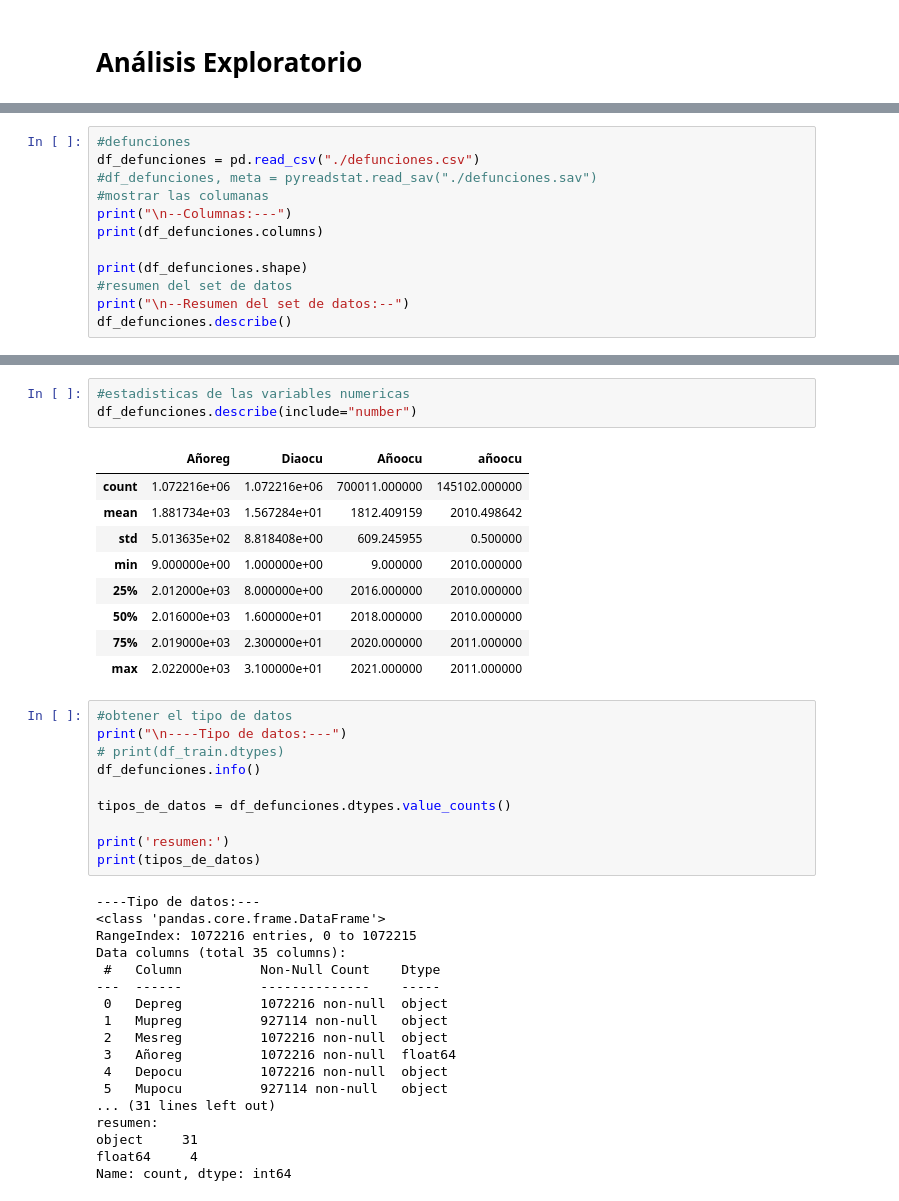
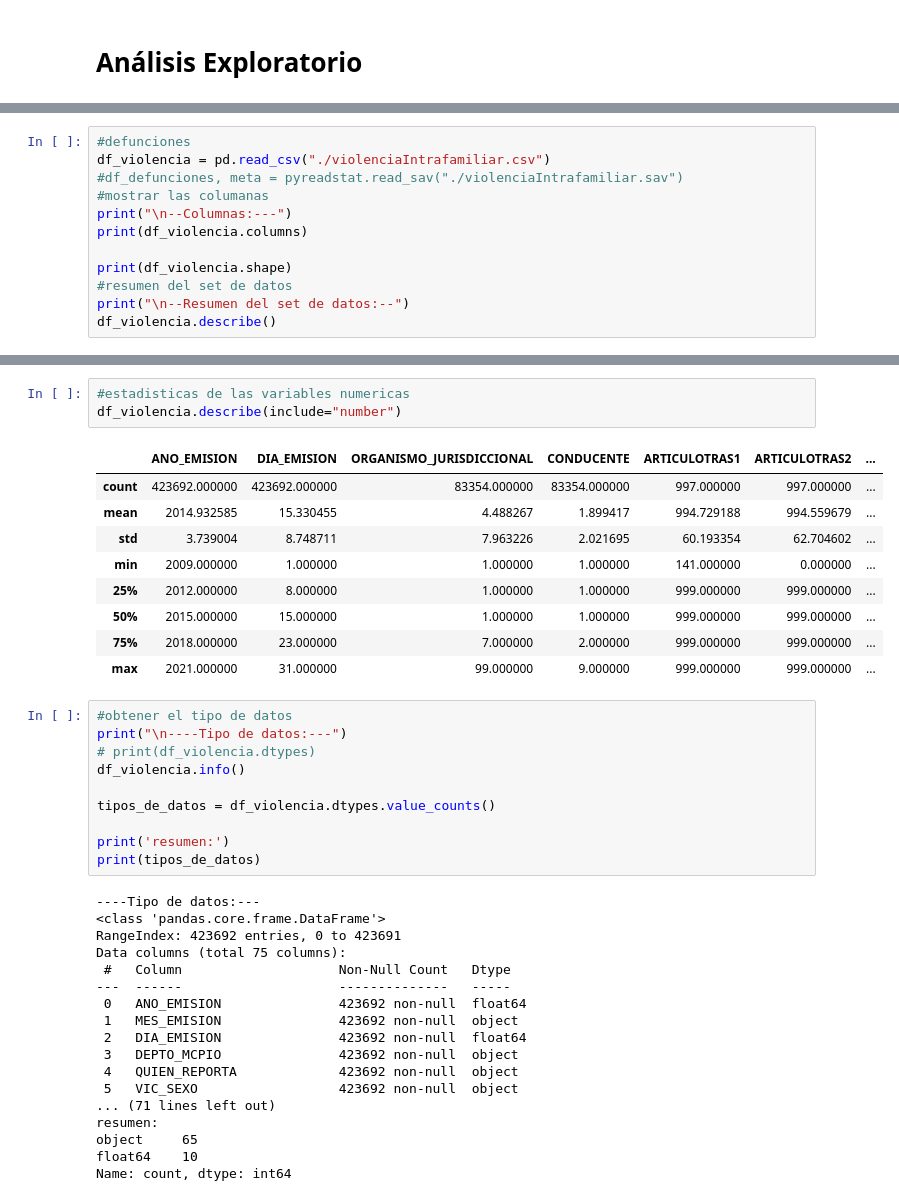
Before and after one commit to angelargd8/Proyecto3-MDD, a Jupyter notebook: main.ipynb, the cells around one changed output, grey strips where cells are left out. Cells and saved outputs as stored; diff of their text form.

```diff
--- a/main.ipynb
+++ b/main.ipynb
@@ -78,14 +80,14 @@ leyendo ./2021/violenciaIntrafamiliar.sav
 # %%
 #defunciones
-df_defunciones = pd.read_csv("./defunciones.csv")
-#df_defunciones, meta = pyreadstat.read_sav("./defunciones.sav")
+df_violencia = pd.read_csv("./violenciaIntrafamiliar.csv")
+#df_defunciones, meta = pyreadstat.read_sav("./violenciaIntrafamiliar.sav")
 #mostrar las columanas
 print("\n--Columnas:---")
-print(df_defunciones.columns)
+print(df_violencia.columns)
 
-print(df_defunciones.shape)
+print(df_violencia.shape)
 #resumen del set de datos
 print("\n--Resumen del set de datos:--")
-df_defunciones.describe()
+df_violencia.describe()
 # %% [output]
 --Columnas:---
@@ -120,41 +128,41 @@ df_defunciones.describe(include="O")  # Estadísticas de las variables categóri
 # %%
 #estadisticas de las variables numericas
-df_defunciones.describe(include="number")
+df_violencia.describe(include="number")
 # %% [output]
-|  | Añoreg | Diaocu | Añoocu | añoocu |
-| count | 1.072216e+06 | 1.072216e+06 | 700011.000000 | 145102.000000 |
-| mean | 1.881734e+03 | 1.567284e+01 | 1812.409159 | 2010.498642 |
-| std | 5.013635e+02 | 8.818408e+00 | 609.245955 | 0.500000 |
-| min | 9.000000e+00 | 1.000000e+00 | 9.000000 | 2010.000000 |
-| 25% | 2.012000e+03 | 8.000000e+00 | 2016.000000 | 2010.000000 |
-| 50% | 2.016000e+03 | 1.600000e+01 | 2018.000000 | 2010.000000 |
-| 75% | 2.019000e+03 | 2.300000e+01 | 2020.000000 | 2011.000000 |
-| max | 2.022000e+03 | 3.100000e+01 | 2021.000000 | 2011.000000 |
+|  | ANO_EMISION | DIA_EMISION | ORGANISMO_JURISDICCIONAL | CONDUCENTE | ARTICULOTRAS1 | ARTICULOTRAS2 | ... |
+| count | 423692.000000 | 423692.000000 | 83354.000000 | 83354.000000 | 997.000000 | 997.000000 | ... |
+| mean | 2014.932585 | 15.330455 | 4.488267 | 1.899417 | 994.729188 | 994.559679 | ... |
+| std | 3.739004 | 8.748711 | 7.963226 | 2.021695 | 60.193354 | 62.704602 | ... |
+| min | 2009.000000 | 1.000000 | 1.000000 | 1.000000 | 141.000000 | 0.000000 | ... |
+| 25% | 2012.000000 | 8.000000 | 1.000000 | 1.000000 | 999.000000 | 999.000000 | ... |
+| 50% | 2015.000000 | 15.000000 | 1.000000 | 1.000000 | 999.000000 | 999.000000 | ... |
+| 75% | 2018.000000 | 23.000000 | 7.000000 | 2.000000 | 999.000000 | 999.000000 | ... |
+| max | 2021.000000 | 31.000000 | 99.000000 | 9.000000 | 999.000000 | 999.000000 | ... |
 # %%
 #obtener el tipo de datos
 print("\n----Tipo de datos:---")
-# print(df_train.dtypes)
-df_defunciones.info()
+# print(df_violencia.dtypes)
+df_violencia.info()
 
-tipos_de_datos = df_defunciones.dtypes.value_counts()
+tipos_de_datos = df_violencia.dtypes.value_counts()
 
 print('resumen:')
 print(tipos_de_datos)
 # %% [output]
 ----Tipo de datos:---
 <class 'pandas.core.frame.DataFrame'>
-RangeIndex: 1072216 entries, 0 to 1072215
-Data columns (total 35 columns):
- #   Column          Non-Null Count    Dtype
----  ------          --------------    -----
- 0   Depreg          1072216 non-null  object
- 1   Mupreg          927114 non-null   object
- 2   Mesreg          1072216 non-null  object
- 3   Añoreg          1072216 non-null  float64
- 4   Depocu          1072216 non-null  object
- 5   Mupocu          927114 non-null   object
-... (31 lines left out)
+RangeIndex: 423692 entries, 0 to 423691
+Data columns (total 75 columns):
+ #   Column                    Non-Null Count   Dtype
+---  ------                    --------------   -----
+ 0   ANO_EMISION               423692 non-null  float64
+ 1   MES_EMISION               423692 non-null  object
+ 2   DIA_EMISION               423692 non-null  float64
+ 3   DEPTO_MCPIO               423692 non-null  object
+ 4   QUIEN_REPORTA             423692 non-null  object
+ 5   VIC_SEXO                  423692 non-null  object
+... (71 lines left out)
 resumen:
-object     31
-float64     4
+object     65
+float64    10
 Name: count, dtype: int64
```
Also changed, not shown: parts of 15 cells of this notebook.
